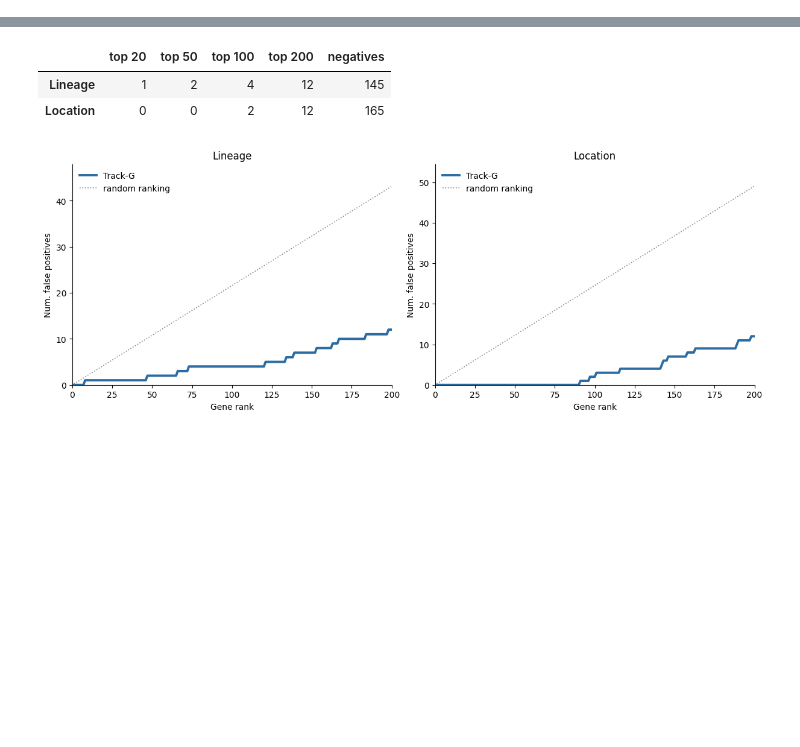
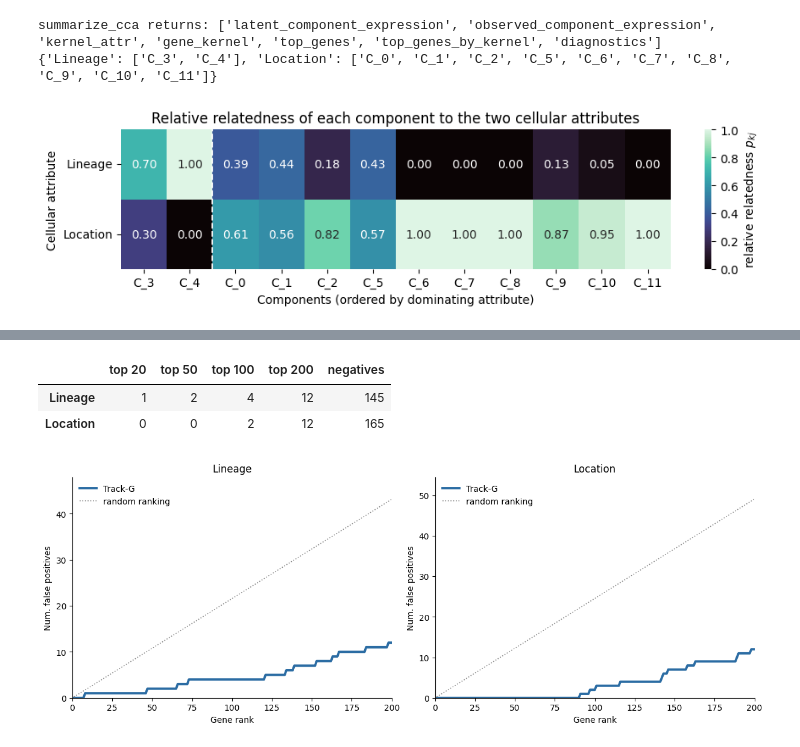
Before and after one commit to CM-Compbio-Group/TrackG, a Jupyter notebook: tutorial/kptracer.ipynb, the cells around one changed output, grey strips where cells are left out. Saved outputs shown, nothing was run; the diff lists cells and outputs as text; code cells hidden in the pictures; blank space fills up the shorter version.

```diff
--- a/tutorial/kptracer.ipynb
+++ b/tutorial/kptracer.ipynb
@@ -165,0 +121,5 @@ negative controls: {'Lineage': 145, 'Location': 165}
+# %%
+fit = fit_witten_nonnegative_cca(K=K, X2_np=X2_np, J=J, **CCA_SETTINGS)
+ext = np.asarray(fit["extracted_record"], bool)
+print(f"extracted components: {int(ext.sum())} / {J}")
+fit["cca_diagnostics"][["component", "converged", "objective", "pearson_KA_XW"]].round(3)
@@ -165,0 +151,11 @@ negative controls: {'Lineage': 145, 'Location': 165}
+# %%
+res = summarize_cca(fit, data)
+print("summarize_cca returns:", list(res))
+p = res["kernel_attr"].loc[:, ext]                                 # attributes x components
+dominant = p.idxmax()                                              # dominating attribute of every component
+print({a: list(dominant.index[dominant == a]) for a in ATTR})
+EK.plot_relatedness(p, path=OUT / "relative_relatedness.pdf");
+# %% [output]
+summarize_cca returns: ['latent_component_expression', 'observed_component_expression', 'kernel_attr', 'gene_kernel', 'top_genes', 'top_genes_by_kernel', 'diagnostics']
+{'Lineage': ['C_3', 'C_4'], 'Location': ['C_0', 'C_1', 'C_2', 'C_5', 'C_6', 'C_7', 'C_8', 'C_9', 'C_10', 'C_11']}
+[figure, added]
```
Also changed, not shown: parts of 37 cells of this notebook, 2 other files.
